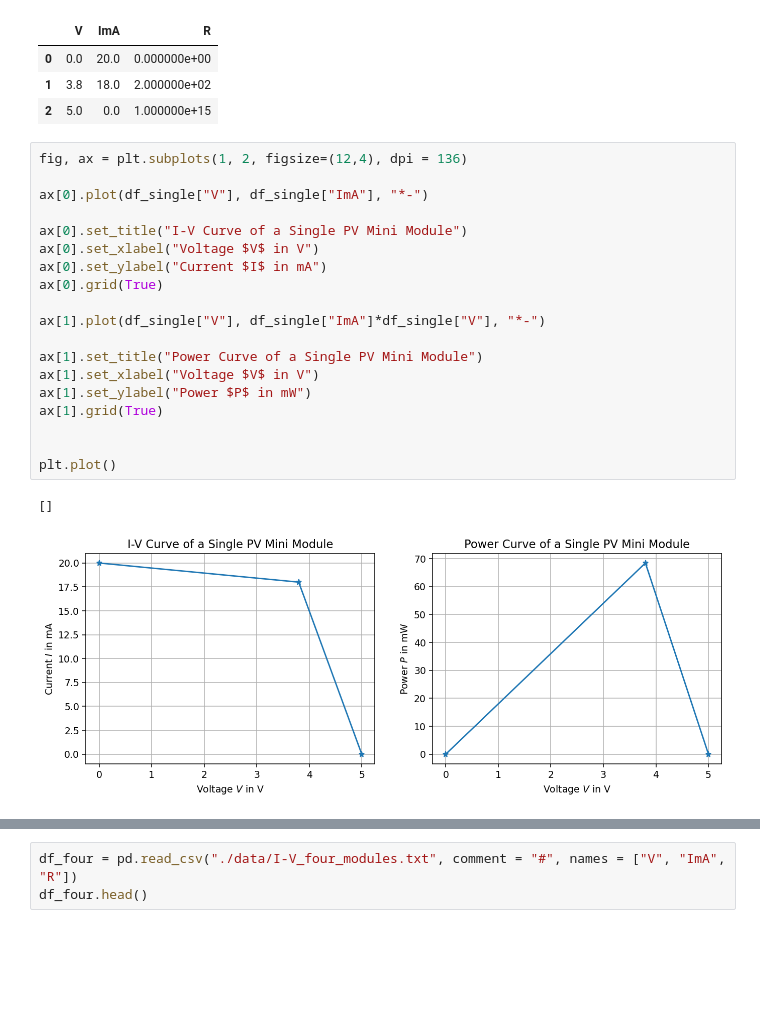
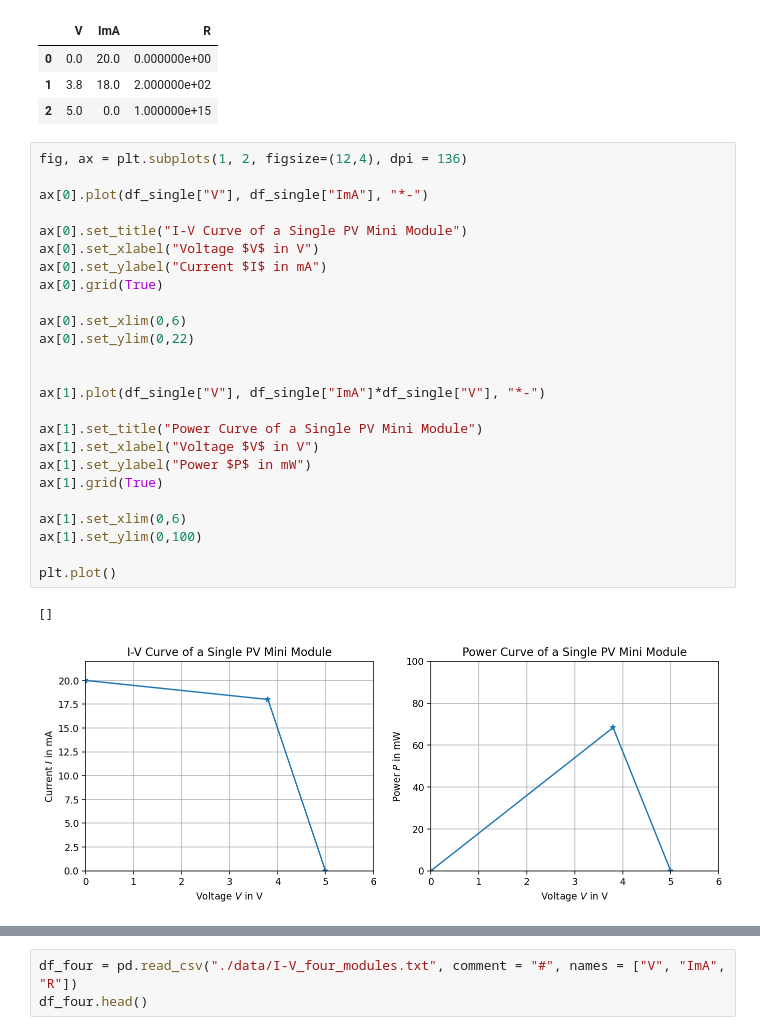
Before and after one commit to rolfbecker/EE_8115_2_EEng_LAB_WS2024, a Jupyter notebook: ex3/PV-Modules_Exercise_V001.ipynb, the cells around one changed output, grey strips where cells are left out. Cells and saved outputs as stored; diff of their text form; blank space fills up the shorter version.

```diff
--- a/ex3/PV-Modules_Exercise_V001.ipynb
+++ b/ex3/PV-Modules_Exercise_V001.ipynb
@@ -109,23 +119,29 @@ df_single.head()
 # %%
 fig, ax = plt.subplots(1, 2, figsize=(12,4), dpi = 136)
 
 ax[0].plot(df_single["V"], df_single["ImA"], "*-")
 
 ax[0].set_title("I-V Curve of a Single PV Mini Module")
 ax[0].set_xlabel("Voltage $V$ in V")
 ax[0].set_ylabel("Current $I$ in mA")
 ax[0].grid(True)
 
+ax[0].set_xlim(0,6)
+ax[0].set_ylim(0,22)
+
+
 ax[1].plot(df_single["V"], df_single["ImA"]*df_single["V"], "*-")
 
 ax[1].set_title("Power Curve of a Single PV Mini Module")
 ax[1].set_xlabel("Voltage $V$ in V")
 ax[1].set_ylabel("Power $P$ in mW")
 ax[1].grid(True)
 
+ax[1].set_xlim(0,6)
+ax[1].set_ylim(0,100)
 
 plt.plot()
 # %% [output]
 []
-[figure, old version]
+[figure, new version]
 # %% [markdown]
```
Also changed, not shown: parts of 8 cells of this notebook, 4 other files.
